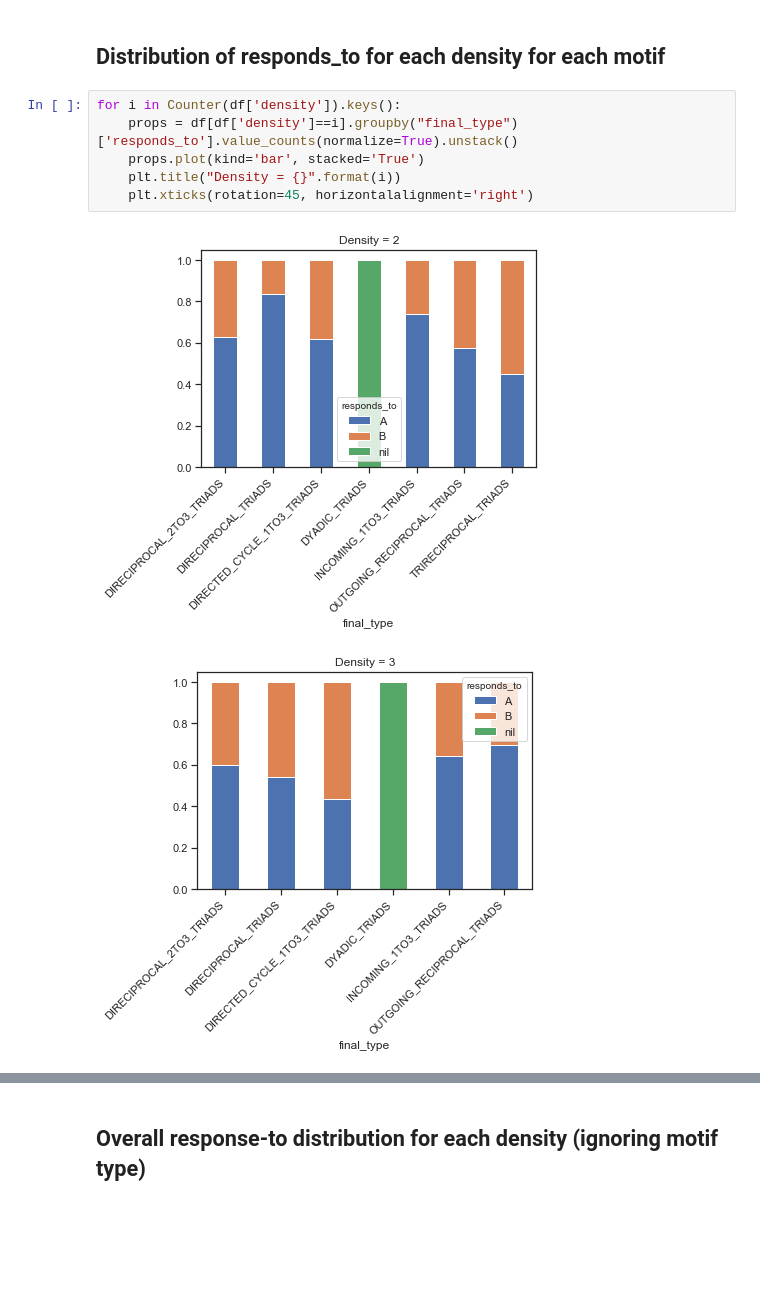
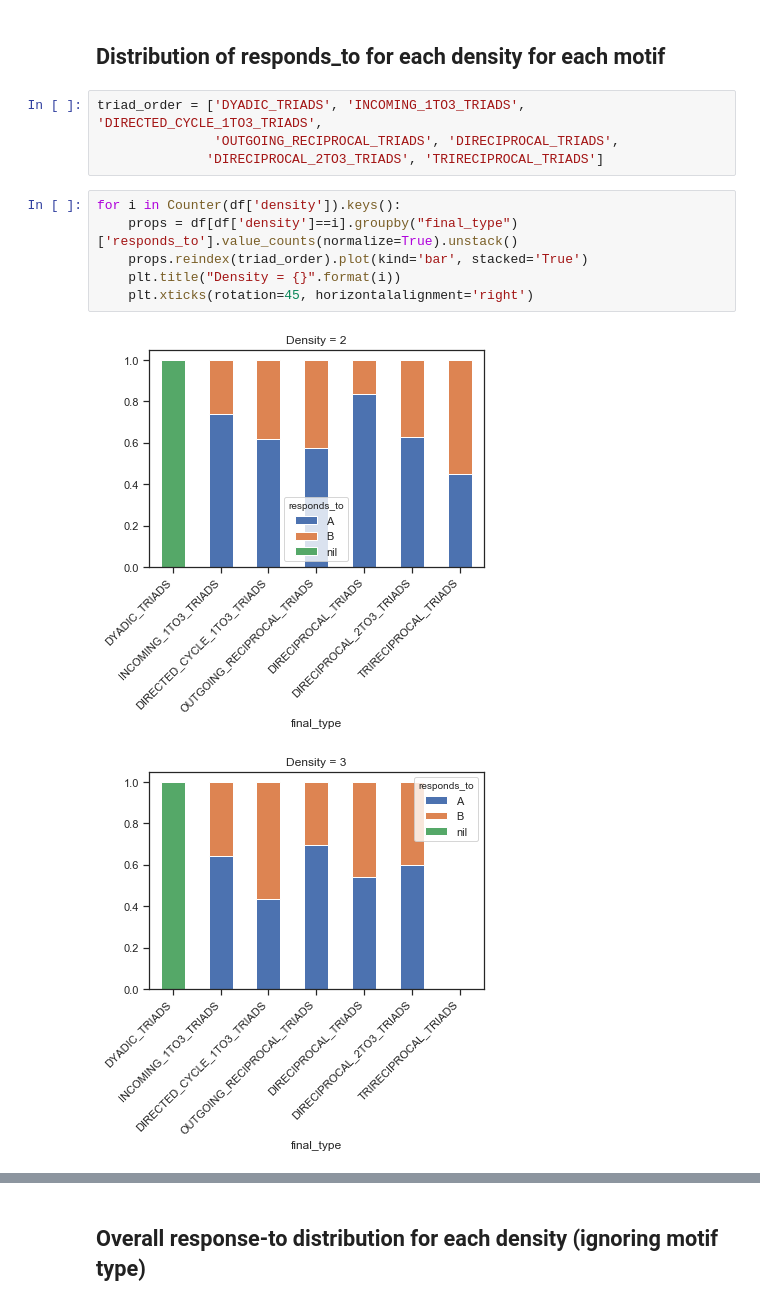
Before and after one commit to rgangela99/Cornell-Conversational-Analysis-Toolkit, a Jupyter notebook: examples/triad-motif/C_entry_analysis.ipynb, the cells around one changed output, grey strips where cells are left out. Drawn from its saved outputs; the diff is of its cells as text; blank space fills up the shorter version.

```diff
--- a/examples/triad-motif/C_entry_analysis.ipynb
+++ b/examples/triad-motif/C_entry_analysis.ipynb
@@ -164,12 +164,16 @@ df.head()
 | 4 | DYADIC_TRIADS | 2 | nil |
 # %% [markdown]
 ## Distribution of responds_to for each density for each motif
+# %%
+triad_order = ['DYADIC_TRIADS', 'INCOMING_1TO3_TRIADS', 'DIRECTED_CYCLE_1TO3_TRIADS',
+               'OUTGOING_RECIPROCAL_TRIADS', 'DIRECIPROCAL_TRIADS',
+              'DIRECIPROCAL_2TO3_TRIADS', 'TRIRECIPROCAL_TRIADS']
 # %%
 for i in Counter(df['density']).keys():
     props = df[df['density']==i].groupby("final_type")['responds_to'].value_counts(normalize=True).unstack()
-    props.plot(kind='bar', stacked='True')
+    props.reindex(triad_order).plot(kind='bar', stacked='True')
     plt.title("Density = {}".format(i))
     plt.xticks(rotation=45, horizontalalignment='right')
 # %% [output]
-[figure, old version]
+[figure, new version]
-[figure, old version]
+[figure, new version]
```
Also changed, not shown: parts of 3 cells of this notebook.
